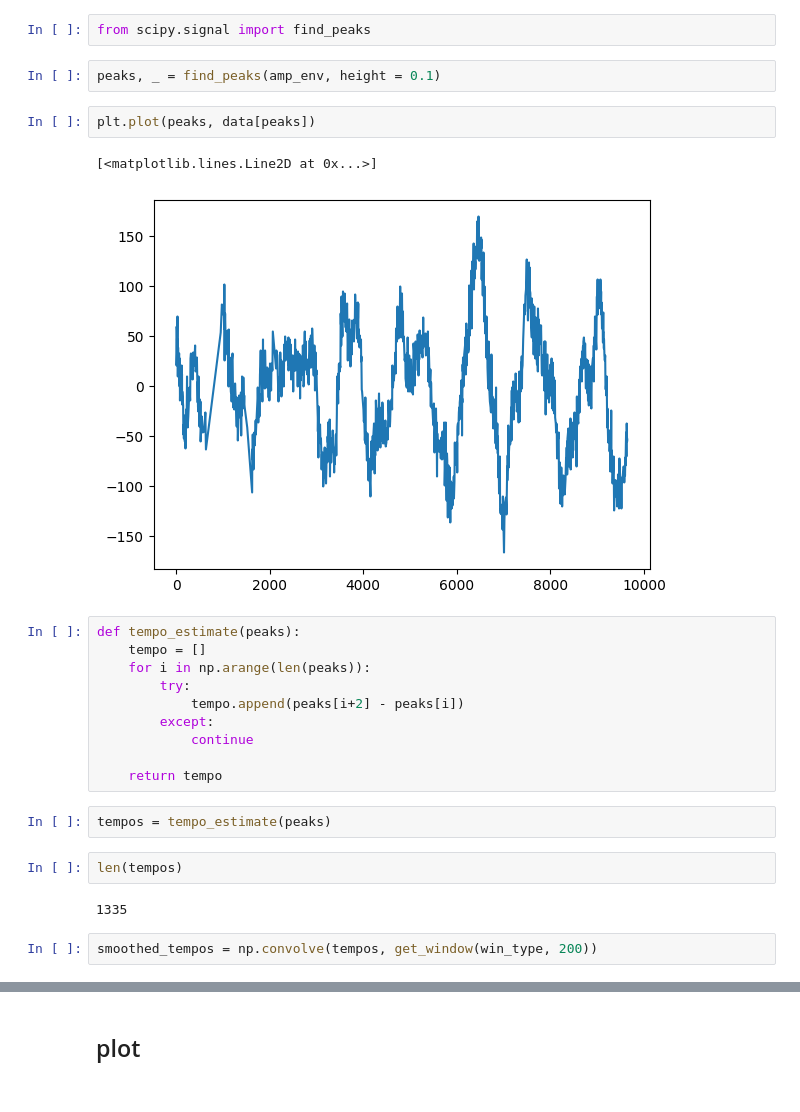
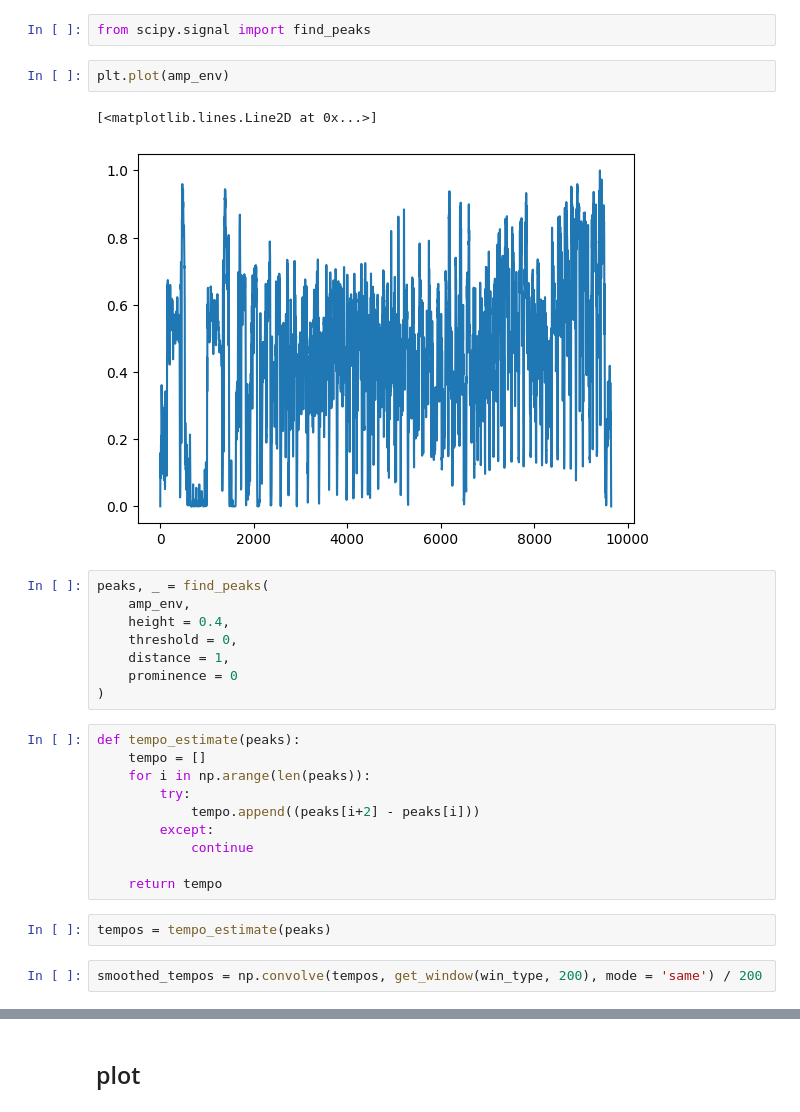
Before and after one commit to xingjeffrey/starling_rhythm_mfdfa, a Jupyter notebook: notebooks/TwoAC_MFDiscrim_Salvage/Figures/Figure 1.ipynb, the cells around one changed output, grey strips where cells are left out. Cells and saved outputs as stored; diff of their text form.

```diff
--- a/notebooks/TwoAC_MFDiscrim_Salvage/Figures/Figure 1.ipynb
+++ b/notebooks/TwoAC_MFDiscrim_Salvage/Figures/Figure 1.ipynb
@@ -63,29 +155,31 @@ plt.plot(smoothed_amp_env)
 ## get peak event series
 # %%
 from scipy.signal import find_peaks
+# %%
+plt.plot(amp_env)
+# %% [output]
+[<matplotlib.lines.Line2D at 0x...>]
+[figure, added]
 # %%
-peaks, _ = find_peaks(amp_env, height = 0.1)
+peaks, _ = find_peaks(
+    amp_env,
+    height = 0.4,
+    threshold = 0,
+    distance = 1,
+    prominence = 0
+)
-# %%
-plt.plot(peaks, data[peaks])
-# %% [output]
-[<matplotlib.lines.Line2D at 0x...>]
-[figure, removed]
 # %%
 def tempo_estimate(peaks):
     tempo = []
     for i in np.arange(len(peaks)):
         try:
-            tempo.append(peaks[i+2] - peaks[i])
+            tempo.append((peaks[i+2] - peaks[i]))
         except:
             continue
 
     return tempo
 # %%
 tempos = tempo_estimate(peaks)
-# %%
-len(tempos)
-# %% [output]
-1335
 # %%
-smoothed_tempos = np.convolve(tempos, get_window(win_type, 200))
+smoothed_tempos = np.convolve(tempos, get_window(win_type, 200), mode = 'same') / 200
 # %%
```
Also changed, not shown: parts of 15 cells of this notebook, 5 other files.
